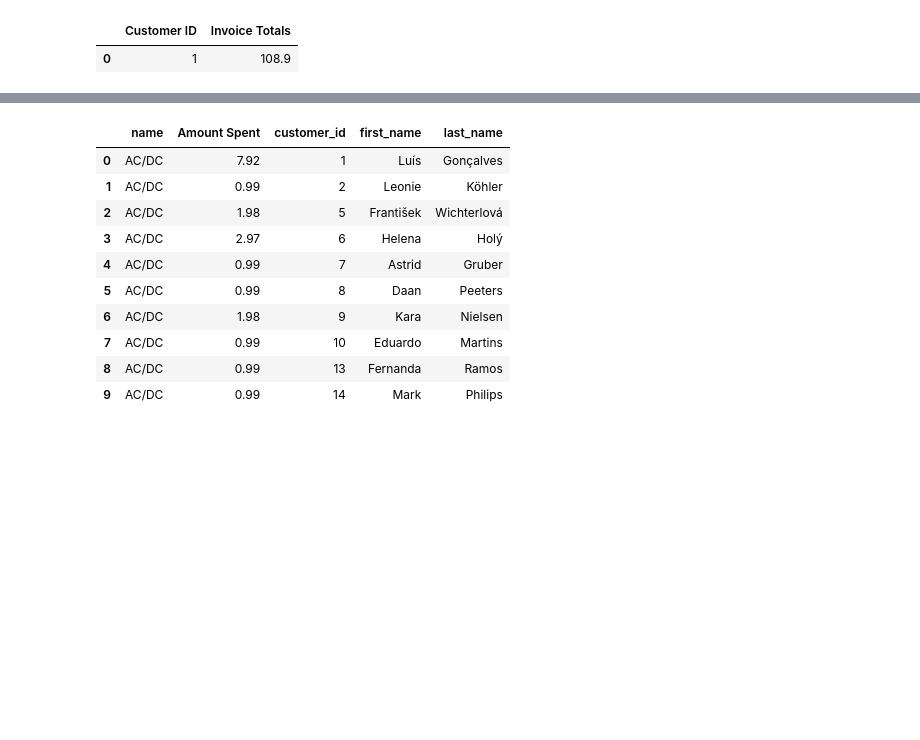
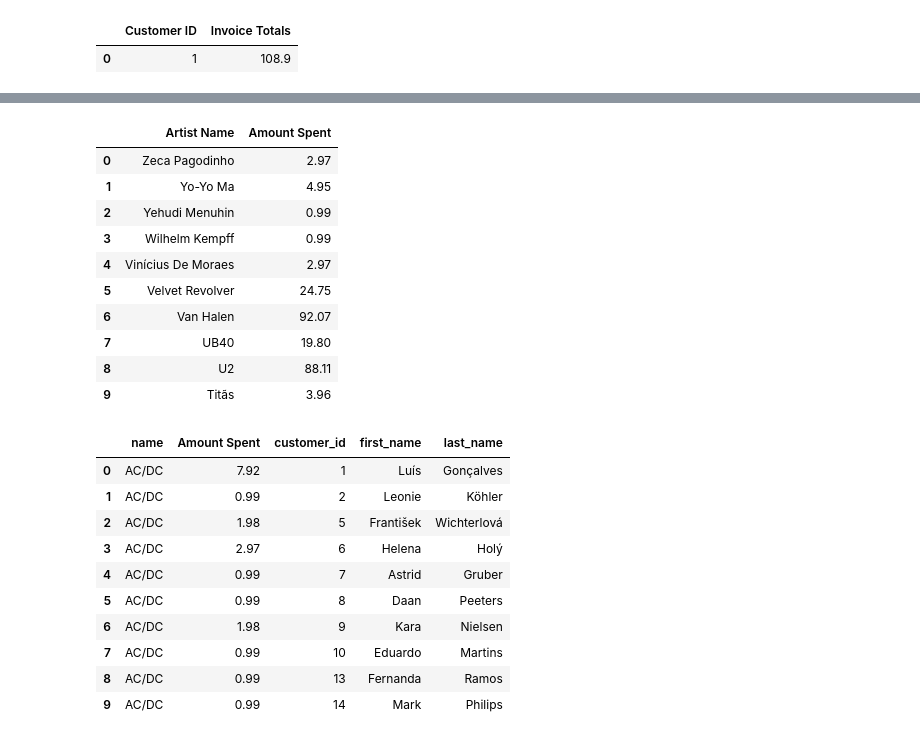
Before and after one commit to fedfioravanti/Business-Analytics-with-SQL-and-PowerBI, a Jupyter notebook: notebooks/Interacting-with-SQLite-using-Python.ipynb, the cells around one changed output, grey strips where cells are left out. Saved outputs shown, nothing was run; the diff lists cells and outputs as text; code cells hidden in the pictures; blank space fills up the shorter version.

```diff
--- a/notebooks/Interacting-with-SQLite-using-Python.ipynb
+++ b/notebooks/Interacting-with-SQLite-using-Python.ipynb
@@ -261,0 +299,32 @@ pd.read_sql_query(query_03, connection)
+# %%
+# define the SQL command
+query_06 = """SELECT a.name as 'Artist Name', SUM(l.unit_price * l.quantity) as 'Amount Spent'
+              FROM artist a
+              JOIN album b
+              ON a.artist_id = b.artist_id
+              JOIN track t
+              ON b.album_id = t.album_id
+              JOIN invoice_line l
+              ON t.track_id = l.track_id
+              JOIN invoice i
+              ON l.invoice_id = i.invoice_id
+              JOIN customer c
+              ON i.customer_id = c.customer_id
+              GROUP BY a.name
+              ORDER BY 'Amount Spent' DESC
+              LIMIT 10"""
+# %%
+# display SQL query in a DataFrame
+pd.read_sql_query(query_06, connection)
+# %% [output]
+|  | Artist Name | Amount Spent |
+| 0 | Zeca Pagodinho | 2.97 |
+| 1 | Yo-Yo Ma | 4.95 |
+| 2 | Yehudi Menuhin | 0.99 |
+| 3 | Wilhelm Kempff | 0.99 |
+| 4 | Vinícius De Moraes | 2.97 |
+| 5 | Velvet Revolver | 24.75 |
+| 6 | Van Halen | 92.07 |
+| 7 | UB40 | 19.80 |
+| 8 | U2 | 88.11 |
+| 9 | Titãs | 3.96 |
```
Also changed, not shown: parts of 5 cells of this notebook.
